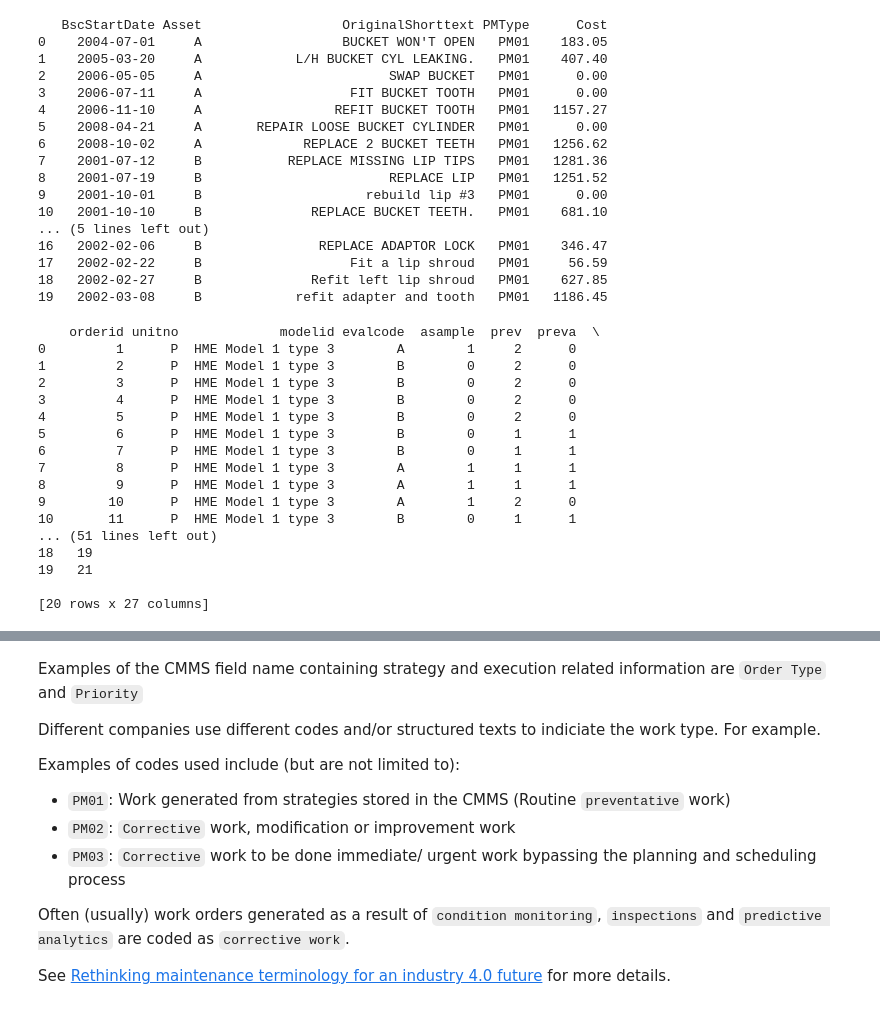
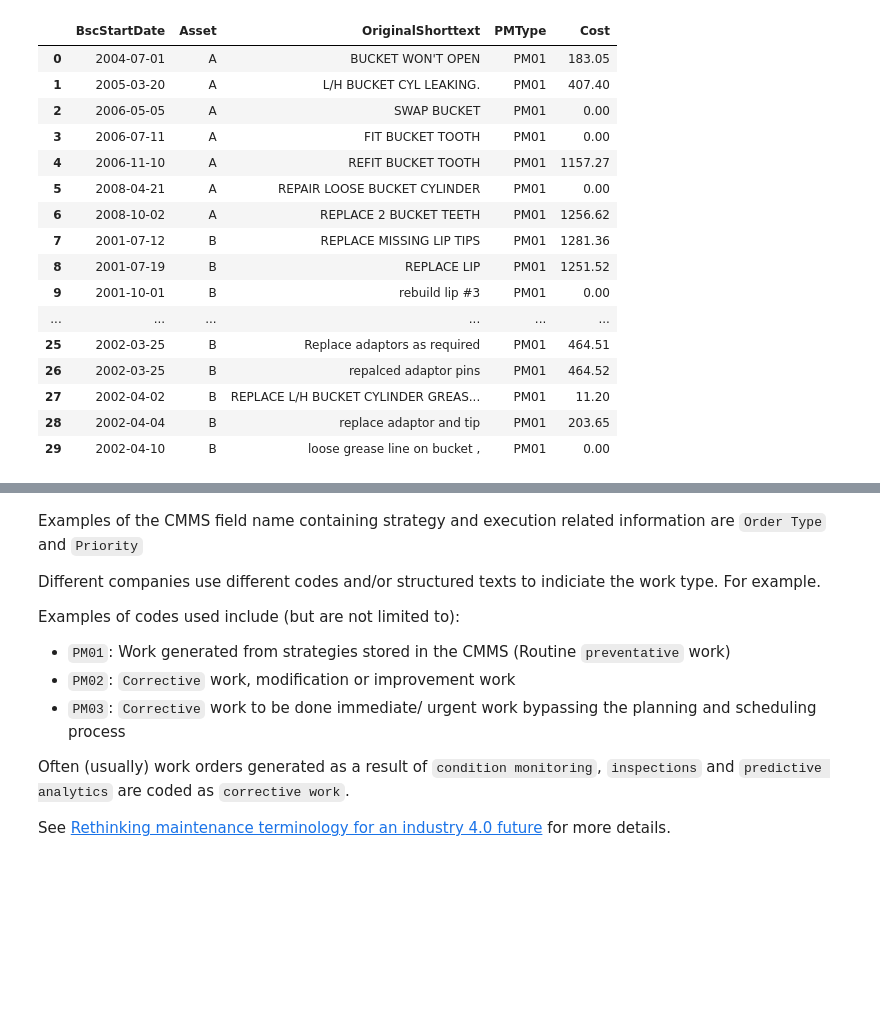
Before and after one commit to mhodki/Maintenance4Ind4.0, a Jupyter notebook: files/D1_notebook.ipynb, the cells around one changed output, grey strips where cells are left out. Drawn from its saved outputs; the diff is of its cells as text; code cells hidden in the pictures; blank space fills up the shorter version.

```diff
--- a/files/D1_notebook.ipynb
+++ b/files/D1_notebook.ipynb
@@ -165,48 +166,32 @@ print(df_pump.head(20))
 # %%
 
 # An extract of some key columns in an maintenance word order report for an excavator over its life
 data_path = os.path.join(dir_path, "../data/Excavator_2015_Raw_ForPDL.csv")
 df_excv = pd.read_csv(data_path)
-print(df_excv.head(20))
+#print(df_excv.head(20))
+display(df_excv.head(30))
 # %% [output]
-   BscStartDate Asset                  OriginalShorttext PMType      Cost
-0    2004-07-01     A                  BUCKET WON'T OPEN   PM01    183.05
-1    2005-03-20     A            L/H BUCKET CYL LEAKING.   PM01    407.40
-2    2006-05-05     A                        SWAP BUCKET   PM01      0.00
-3    2006-07-11     A                   FIT BUCKET TOOTH   PM01      0.00
-4    2006-11-10     A                 REFIT BUCKET TOOTH   PM01   1157.27
-5    2008-04-21     A       REPAIR LOOSE BUCKET CYLINDER   PM01      0.00
-6    2008-10-02     A             REPLACE 2 BUCKET TEETH   PM01   1256.62
-7    2001-07-12     B           REPLACE MISSING LIP TIPS   PM01   1281.36
-8    2001-07-19     B                        REPLACE LIP   PM01   1251.52
-9    2001-10-01     B                     rebuild lip #3   PM01      0.00
-10   2001-10-10     B              REPLACE BUCKET TEETH.   PM01    681.10
-... (5 lines left out)
-16   2002-02-06     B               REPLACE ADAPTOR LOCK   PM01    346.47
-17   2002-02-22     B                   Fit a lip shroud   PM01     56.59
-18   2002-02-27     B              Refit left lip shroud   PM01    627.85
-19   2002-03-08     B            refit adapter and tooth   PM01   1186.45
+|  | BscStartDate | Asset | OriginalShorttext | PMType | Cost |
+| 0 | 2004-07-01 | A | BUCKET WON'T OPEN | PM01 | 183.05 |
+| 1 | 2005-03-20 | A | L/H BUCKET CYL LEAKING. | PM01 | 407.40 |
+| 2 | 2006-05-05 | A | SWAP BUCKET | PM01 | 0.00 |
+| 3 | 2006-07-11 | A | FIT BUCKET TOOTH | PM01 | 0.00 |
+| 4 | 2006-11-10 | A | REFIT BUCKET TOOTH | PM01 | 1157.27 |
+| 5 | 2008-04-21 | A | REPAIR LOOSE BUCKET CYLINDER | PM01 | 0.00 |
+| 6 | 2008-10-02 | A | REPLACE 2 BUCKET TEETH | PM01 | 1256.62 |
+| 7 | 2001-07-12 | B | REPLACE MISSING LIP TIPS | PM01 | 1281.36 |
+| 8 | 2001-07-19 | B | REPLACE LIP | PM01 | 1251.52 |
+| 9 | 2001-10-01 | B | rebuild lip #3 | PM01 | 0.00 |
+| ... | ... | ... | ... | ... | ... |
+| 25 | 2002-03-25 | B | Replace adaptors as required | PM01 | 464.51 |
+| 26 | 2002-03-25 | B | repalced adaptor pins | PM01 | 464.52 |
+| 27 | 2002-04-02 | B | REPLACE L/H BUCKET CYLINDER GREAS... | PM01 | 11.20 |
+| 28 | 2002-04-04 | B | replace adaptor and tip | PM01 | 203.65 |
+| 29 | 2002-04-10 | B | loose grease line on bucket , | PM01 | 0.00 |
 # %%
 
 # An extract of some condition monitoring oil analysis for a set of engines
 data_path = os.path.join(dir_path, "../data/engine_anon.csv")
 df_engoil = pd.read_csv(data_path)
-print(df_engoil.head(20))
+#print(df_engoil.head(20))
+display(df_engoil)
-# %% [output]
-    orderid unitno             modelid evalcode  asample  prev  preva  \
-0         1      P  HME Model 1 type 3        A        1     2      0
-1         2      P  HME Model 1 type 3        B        0     2      0
-2         3      P  HME Model 1 type 3        B        0     2      0
-3         4      P  HME Model 1 type 3        B        0     2      0
-4         5      P  HME Model 1 type 3        B        0     2      0
-5         6      P  HME Model 1 type 3        B        0     1      1
-6         7      P  HME Model 1 type 3        B        0     1      1
-7         8      P  HME Model 1 type 3        A        1     1      1
-8         9      P  HME Model 1 type 3        A        1     1      1
-9        10      P  HME Model 1 type 3        A        1     2      0
-10       11      P  HME Model 1 type 3        B        0     1      1
-... (51 lines left out)
-18   19
-19   21
-
-[20 rows x 27 columns]
```
Also changed, not shown: parts of 2 cells of this notebook.
